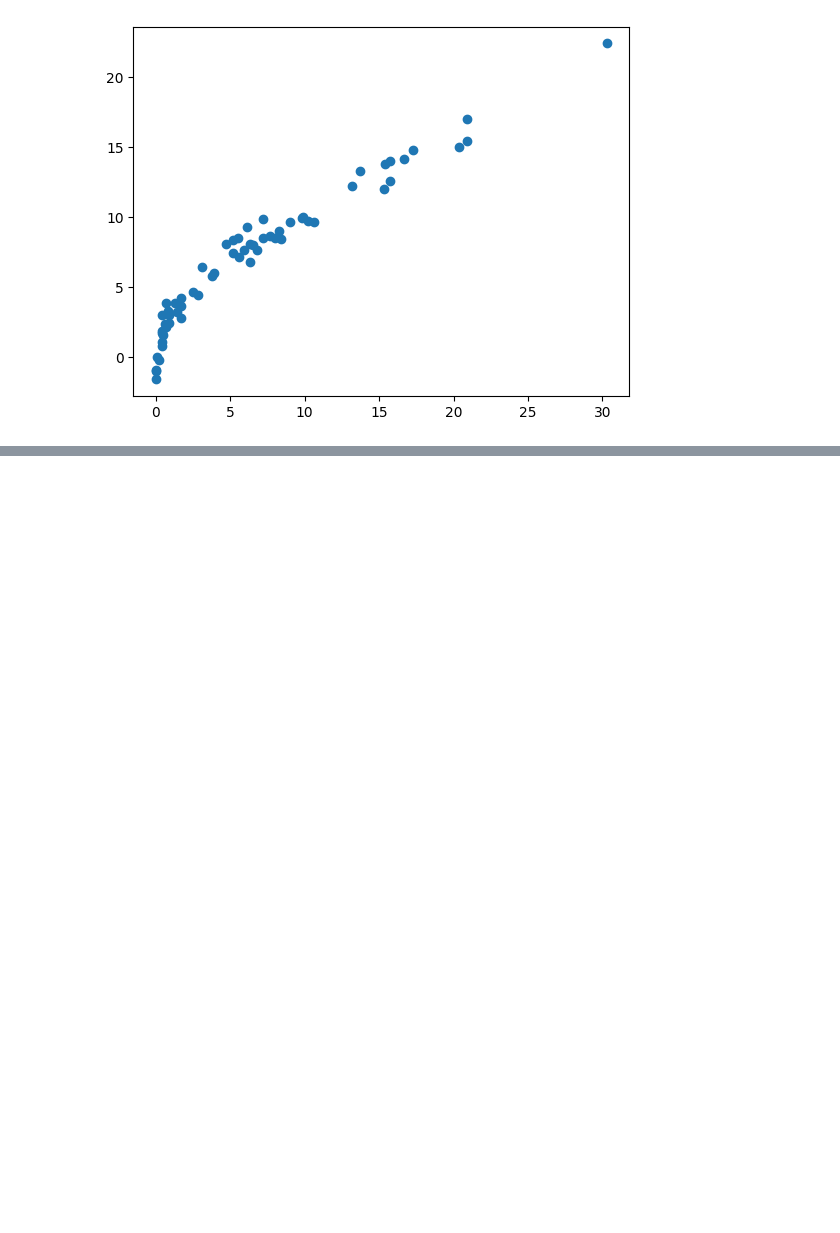
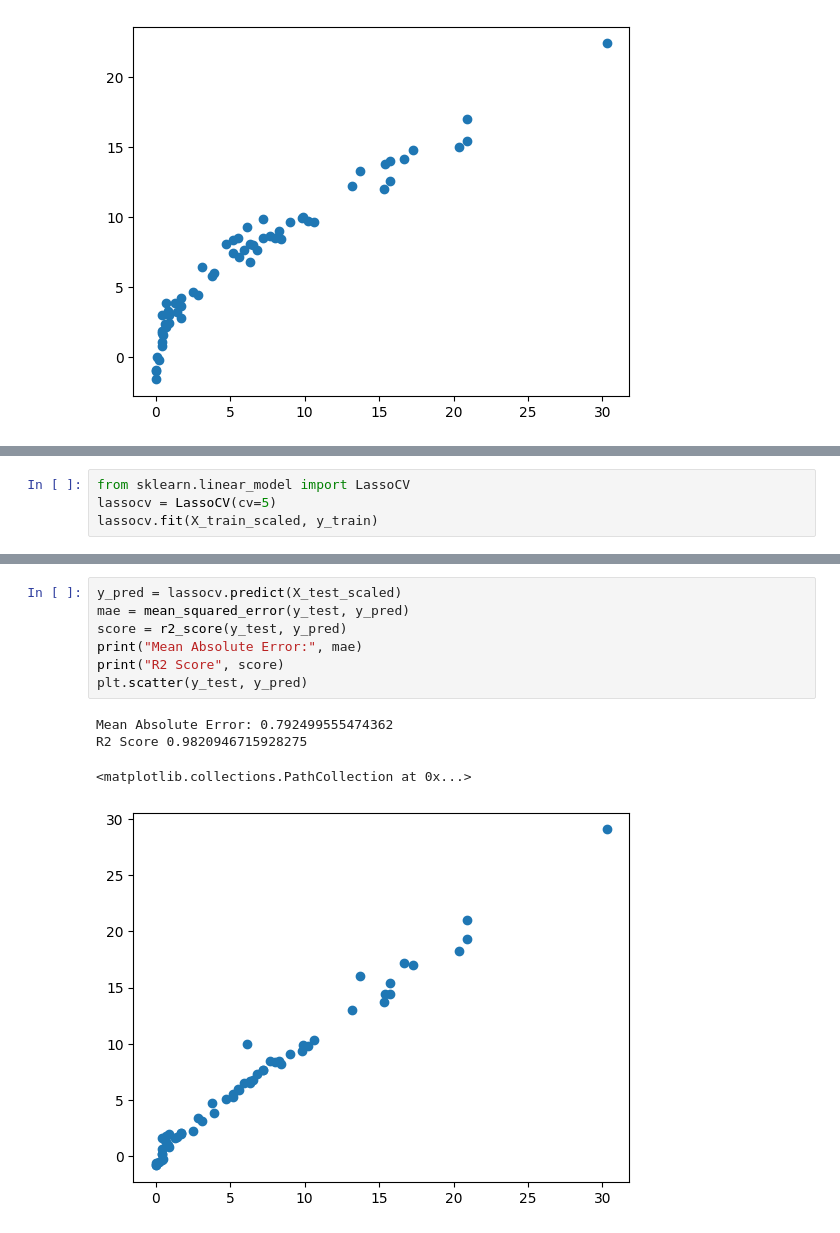
Before and after one commit to Vaibhav2024/ML_Model_Implementation, a Jupyter notebook: 4.Ridge_Lasso_ElasticNet/model_training.ipynb, the cells around one changed output, grey strips where cells are left out. Cells and saved outputs as stored; diff of their text form; blank space fills up the shorter version.

```diff
--- a/4.Ridge_Lasso_ElasticNet/model_training.ipynb
+++ b/4.Ridge_Lasso_ElasticNet/model_training.ipynb
@@ -250,0 +253,4 @@ R2 Score 0.8753460589519703
+# %%
+from sklearn.linear_model import LassoCV
+lassocv = LassoCV(cv=5)
+lassocv.fit(X_train_scaled, y_train)
@@ -250,0 +306,12 @@ R2 Score 0.8753460589519703
+# %%
+y_pred = lassocv.predict(X_test_scaled)
+mae = mean_squared_error(y_test, y_pred)
+score = r2_score(y_test, y_pred)
+print("Mean Absolute Error:", mae)
+print("R2 Score", score)
+plt.scatter(y_test, y_pred)
+# %% [output]
+Mean Absolute Error: 0.792499555474362
+R2 Score 0.9820946715928275
+<matplotlib.collections.PathCollection at 0x...>
+[figure, added]
```
Also changed, not shown: parts of 10 cells of this notebook.
